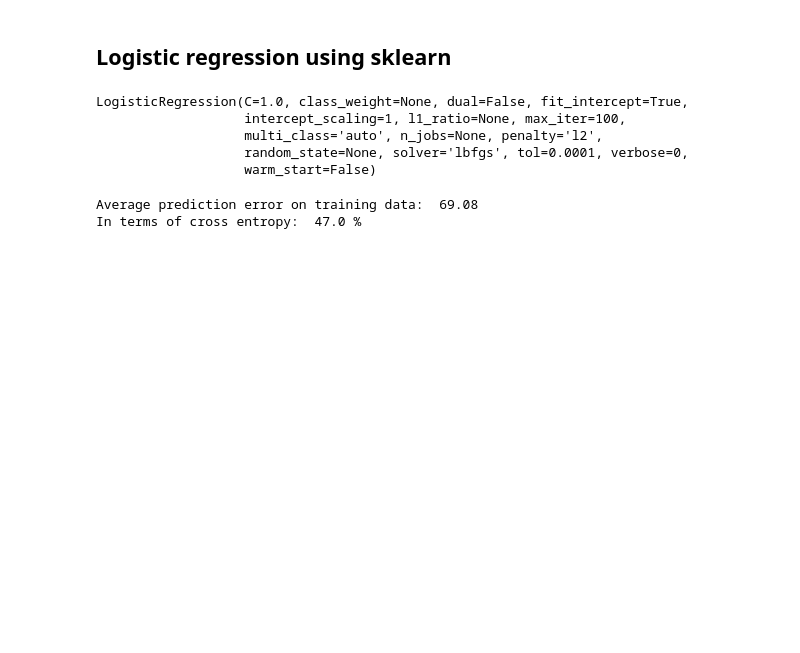
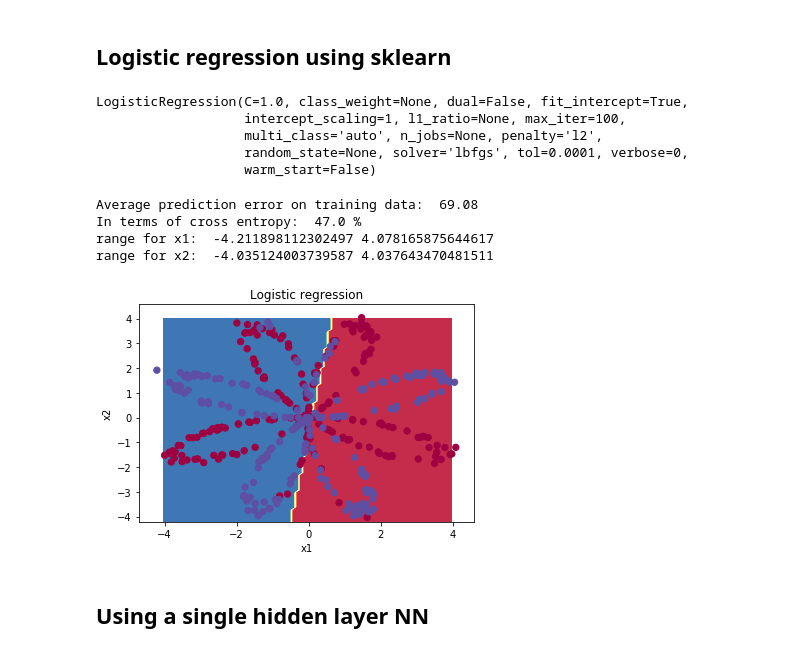
Before and after one commit to pranavkantgaur/Coursera_DL_specialization_from_scratch, a Jupyter notebook: course1/week3/Planar_data_classification_with_onehidden_layer.ipynb, the cells around one changed output. Drawn from its saved outputs; the diff is of its cells as text; code cells hidden in the pictures; blank space fills up the shorter version.

```diff
--- a/course1/week3/Planar_data_classification_with_onehidden_layer.ipynb
+++ b/course1/week3/Planar_data_classification_with_onehidden_layer.ipynb
@@ -58,17 +58,54 @@ LogisticRegression(C=1.0, class_weight=None, dual=False, fit_intercept=True,
                    multi_class='auto', n_jobs=None, penalty='l2',
                    random_state=None, solver='lbfgs', tol=0.0001, verbose=0,
                    warm_start=False)
-# %%
-def plot_decision_boundary(X):
-  # plots decision boundary of a classifier over dataset
-    # Run prediction over entire range of feature space
-    # Represent predictions using color code
+# %%
+from numpy import arange
+
+def plot_decision_boundary(model, X, Y):
+  # plots decision boundary of a classifier over dataset
+    # Run prediction over entire range of feature space
+    # Represent predictions using color code
+    x1_min = X[0, :].min()
+    x1_max = X[0, :].max()
+    x2_min = X[1, :].min()
+    x2_max = X[1, :].max()
+    # grid dimensions
+    print("range for x1: ", x1_min, x1_max)
+    print("range for x2: ", x2_min, x2_max)
+
+    # predictions for the grid
+    x1 = np.arange(x1_min, x1_max, 0.1) # rows
+    x1 = x1.reshape(x1.shape[0], 1)
+    x2 = np.arange(x2_min, x2_max, 0.1) # columns
+    x2 = x2.reshape(x2.shape[0], 1)
+    y = np.zeros((x1.shape[0], x2.shape[0]))
+
+
+    for i in range(x1.shape[0]): # rows
+      for j in range(x2.shape[0]): # columns
+        y[i, j] = model.predict(np.array([x1[i], x2[j]]).reshape(1, 2))
+
+    # plot predictions for the grid and training data
+    plt.title("Logistic regression")
+    plt.xlabel("x1")
+    plt.ylabel("x2")
+
+    plt.contourf(np.squeeze(x2), np.squeeze(x1),
+                 y, cmap = plt.cm.Spectral)
+    plt.scatter(X[0, :], X[1, :],
+                c = Y[0, :], s = 40, cmap = plt.cm.Spectral)
 # %%
 m = X.shape[1]
 Y_pred = sklearn_classifier.predict(X.T).reshape(m ,1)
 print("Average prediction error on training data: ", np.mean(np.abs(np.squeeze(Y) - Y_pred)))
 print("In terms of cross entropy: ", float((np.dot(Y, Y_pred) + np.dot(1-Y, 1 - Y_pred))) * 100 / m , "%" )
 # plot the decision boundary for this classifier
+plot_decision_boundary(sklearn_classifier, X, Y)
 # %% [output]
 Average prediction error on training data:  69.08
 In terms of cross entropy:  47.0 %
+range for x1:  -4.211898112302497 4.078165875644617
+range for x2:  -4.035124003739587 4.037643470481511
+[figure, added]
+# %% [markdown]
+## Using a single hidden layer NN
```
Also changed, not shown: parts of 4 cells of this notebook.
